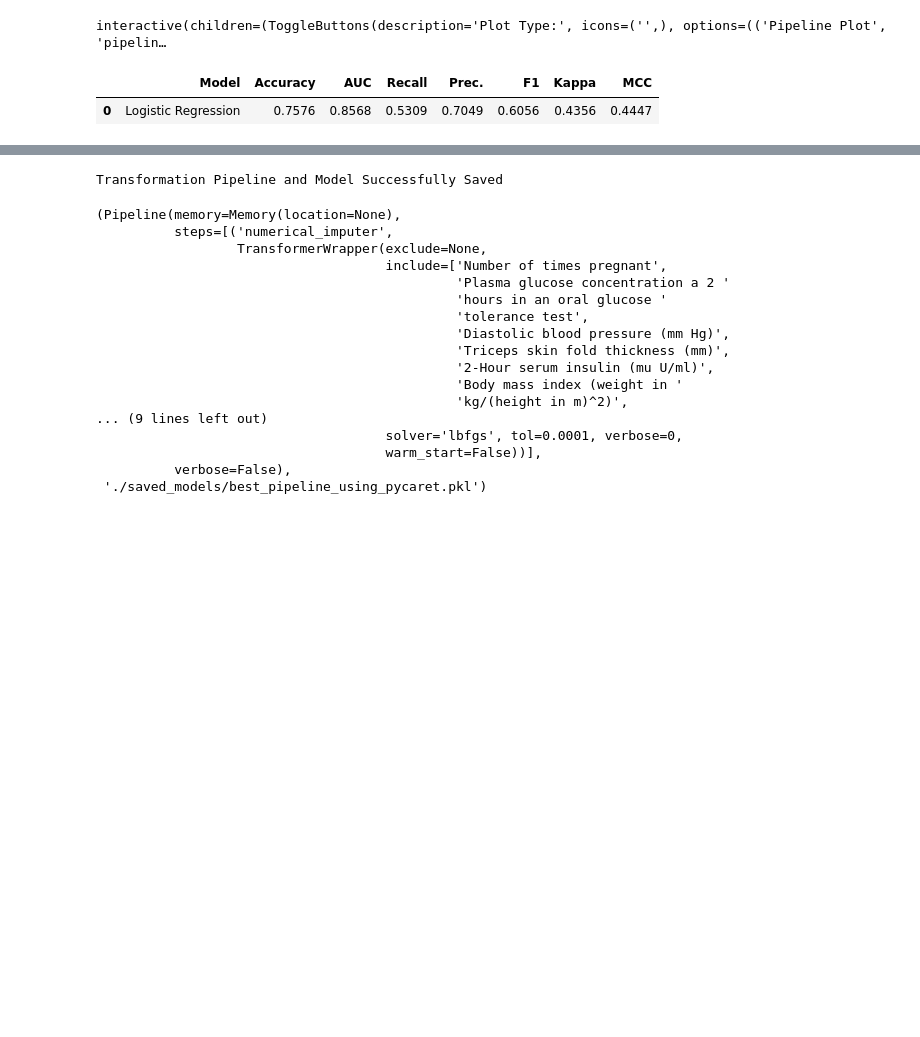
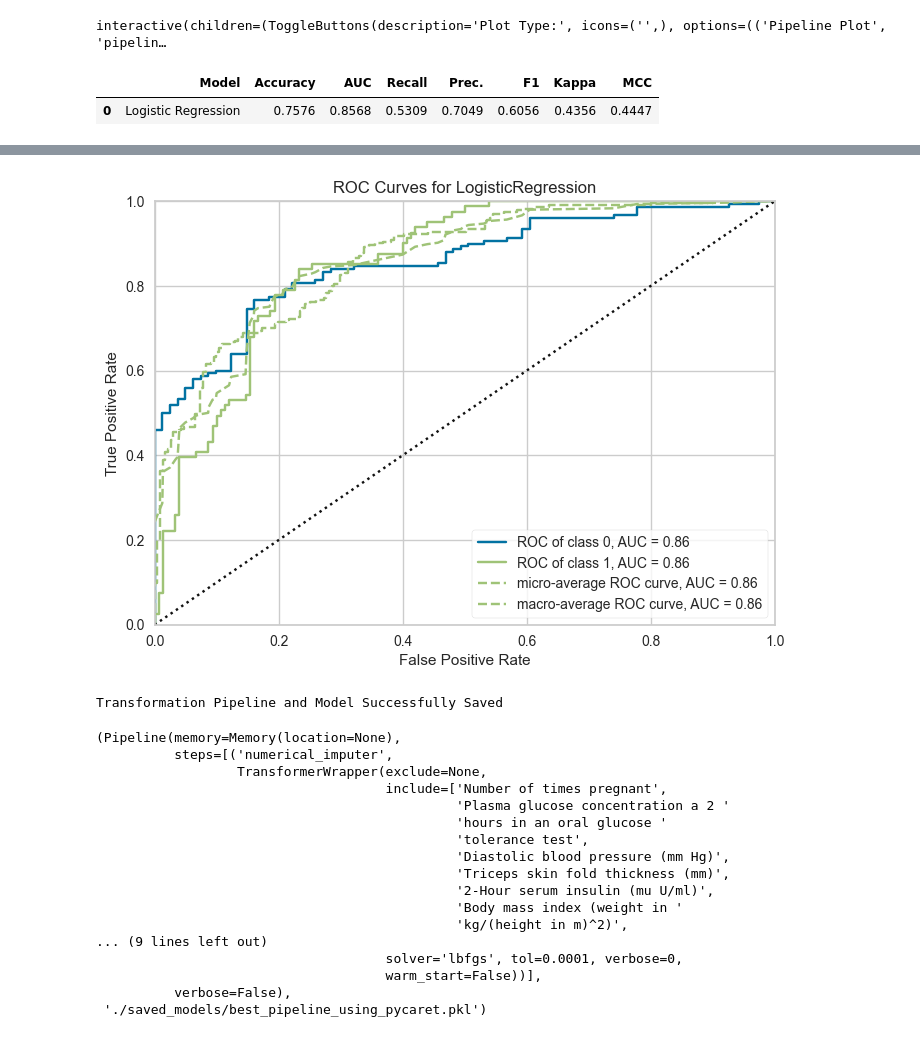
Before and after one commit to Hamzaa09/ML-Basics, a Jupyter notebook: 27_pycaret.ipynb, the cells around one changed output, grey strips where cells are left out. Drawn from its saved outputs; the diff is of its cells as text; code cells hidden in the pictures; blank space fills up the shorter version.

Commit message:
plot the graph for analysis

```diff
--- a/27_pycaret.ipynb
+++ b/27_pycaret.ipynb
@@ -82,3 +82,6 @@ pred.head()
 | 2 | 8 | 183 | 64 | 0 | ... |
 | 3 | 1 | 89 | 66 | 23 | ... |
 | 4 | 0 | 137 | 40 | 35 | ... |
+# %%
+plot_model(best)
+# %% [output]
@@ -85,3 +89,4 @@ pred.head()
+[figure, added]
 # %%
 save_model(best, './saved_models/best_pipeline_using_pycaret')
 # %% [output]
```
Also changed, not shown: parts of 3 cells of this notebook.
